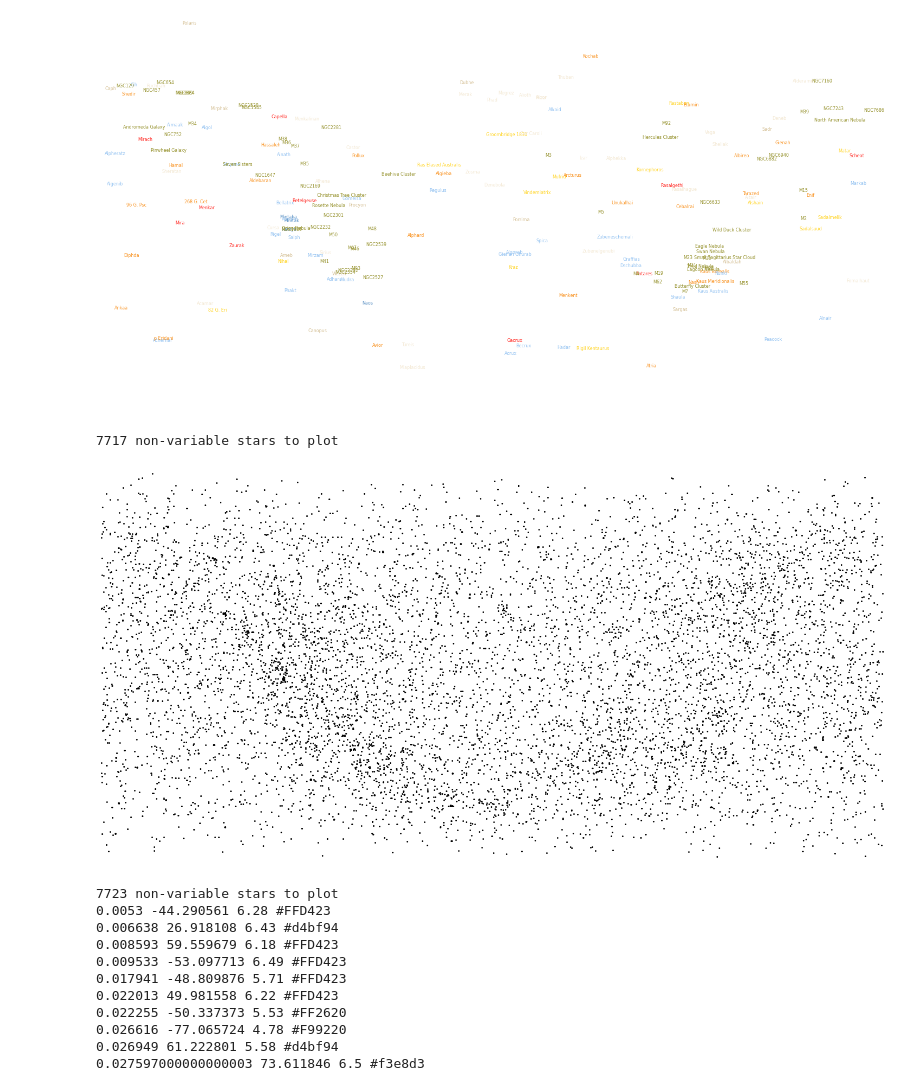
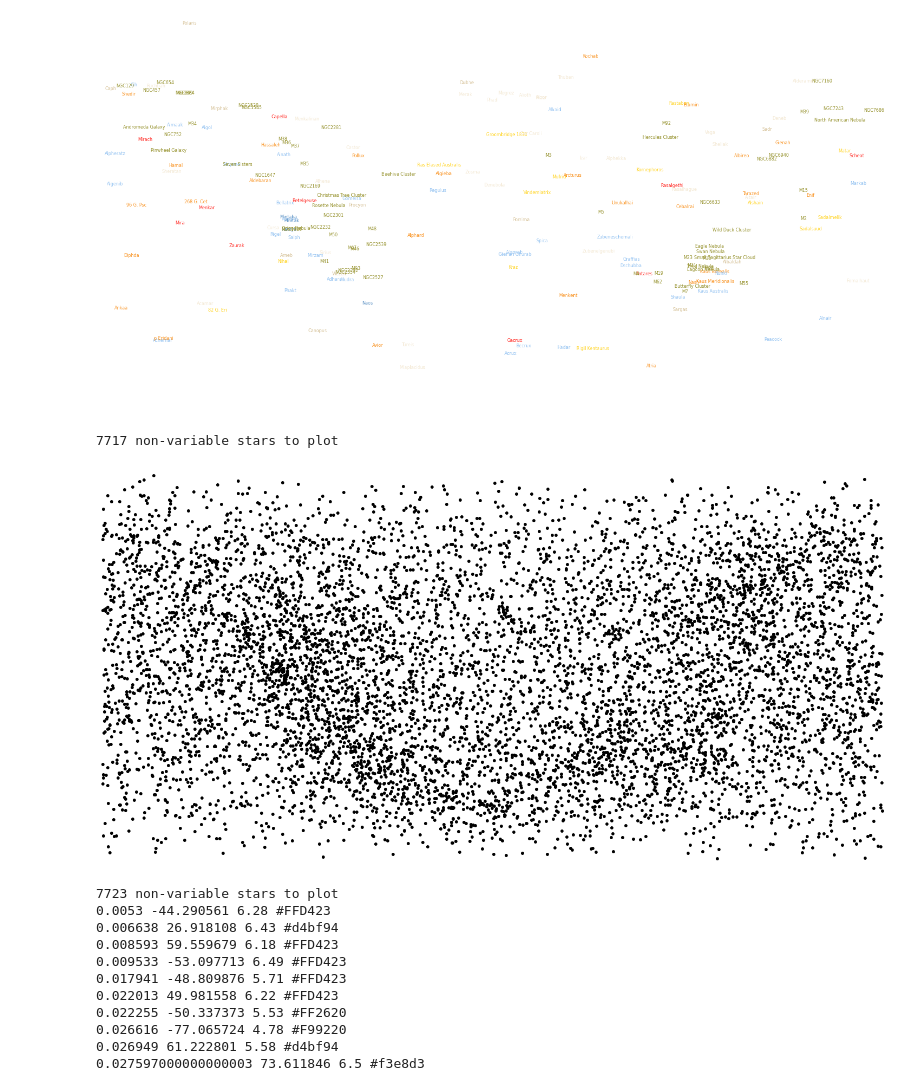
Before and after one commit to kurzgesagt-inanutshell/The-Night-Sky, a Jupyter notebook: 6_plot_maps.ipynb, the cells around one changed output. Cells and saved outputs as stored; diff of their text form; code cells hidden in the pictures.

Commit message:
sorted by mag testing

```diff
--- a/6_plot_maps.ipynb
+++ b/6_plot_maps.ipynb
@@ -84,7 +84,7 @@ def set_save_image(fig, savename, dpi=1200):
     plt.clf()
     plt.close('all')
 # %%
-stars = pd.read_csv('./data/processed/hygdata_processed_mag65.csv')
+stars = pd.read_csv('./data/processed/hygdata_processed_sorted.csv')
 asterisms = pd.read_csv('./data/processed/asterisms.csv')
 constellations = pd.read_csv('./data/processed/constellations.csv')
 const_names = pd.read_csv('./data/processed/centered_constellations.csv', encoding="latin-1")
@@ -204,28 +204,31 @@ set_save_image(fig, './figures/names.pdf')
 # %%
 fig = plt.figure(figsize=figsize)
 ax = plt.axes(projection=ccrs.PlateCarree(180))
 
 stars_nonvar = stars[pd.isnull(stars['var'])]
 stars_nonvar = stars_nonvar[stars_nonvar['color'] != '#000000']
 print(len(stars_nonvar), 'non-variable stars to plot')
 
 # Change Unicode Zeichen für die Sterne
 for index, row in stars_nonvar.iterrows():
     ax.text(row['ra']*360/24, row['dec'], u"\u2022", transform=ccrs.Geodetic(),
-            fontproperties=prop_seguihis, fontsize=(18-row['mag']),
-            alpha=max(0.1, min(1,((6.5-row['mag'])*5)/(6.5*5))), color=row['color'], ha='center', va='center')
+            fontproperties=prop_seguihis, fontsize=(row['sorted_magsize']),
+            alpha=1, color="#000000", ha='center', va='center')
+
+#fontproperties=prop_seguihis, fontsize=(18-row['mag']),
+#alpha=max(1, min(1,((6.5-row['mag'])*5)/(6.5*5))), color=row['color'], ha='center', va='center')
 
 #for index, row in stars_nonvar.iterrows():
 #    ax.text(row['ra']*360/24, row['dec'], u"\u2022", transform=ccrs.Geodetic(),
 #            fontproperties=prop_seguihis, fontsize=(18-row['mag']),
 #            alpha=max(0.1, min(1,((6.5-row['mag'])*5)/(6.5*5))), color=row['color'], ha='center', va='center')
 
 ax.set_xlim(ax.get_xlim()[::-1])
 ax.axis('off')
 set_save_image(fig, './figures/star_fills.pdf')
 # %% [output]
 7717 non-variable stars to plot
-[figure, old version]
+[figure, new version]
 # %%
 fig = plt.figure(figsize=figsize)
 ax = plt.axes(projection=ccrs.PlateCarree(180))
```
Also changed, not shown: parts of 1 cell of this notebook, 17 other files.
